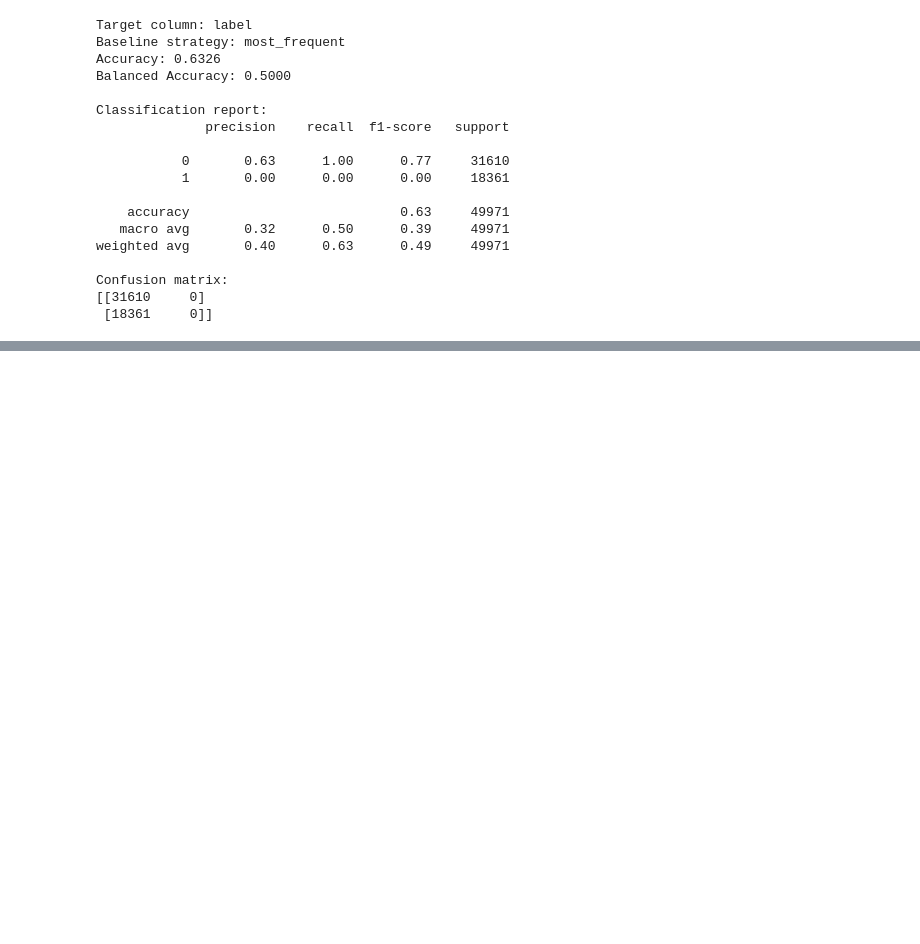
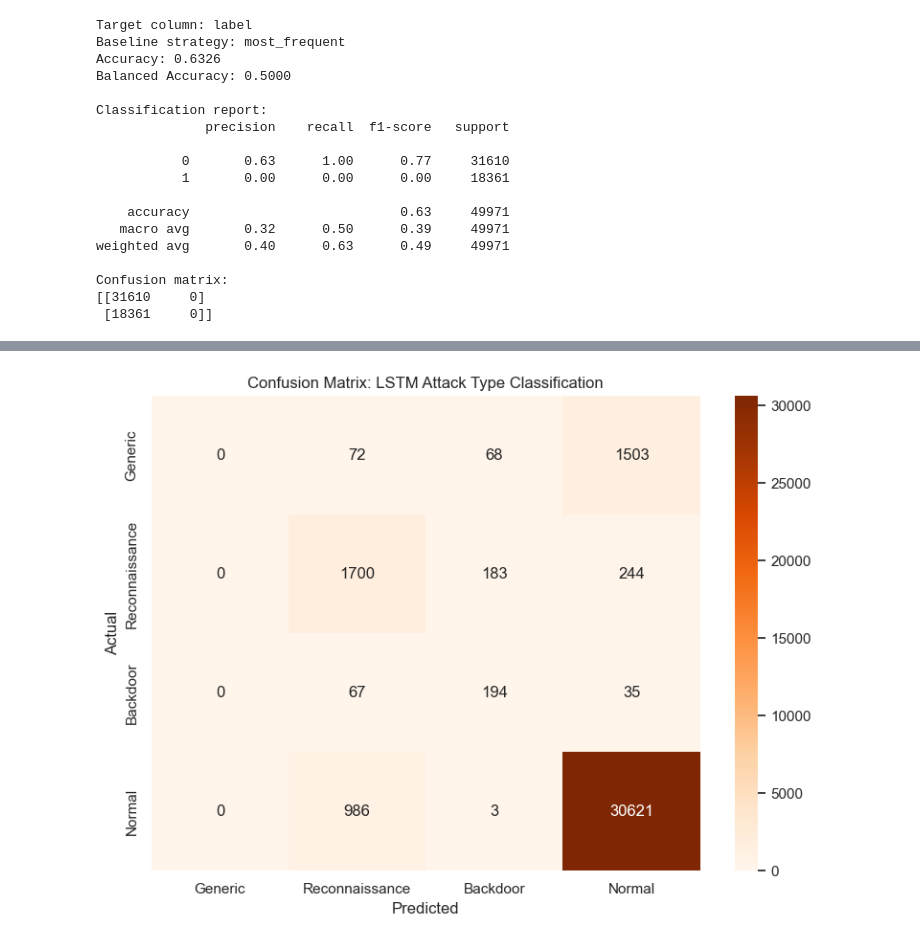
Before and after one commit to mwpersson/COMP9150-final-project, a Jupyter notebook: UNSW-NB15-EDA.ipynb, the cells around one changed output, grey strips where cells are left out. Drawn from its saved outputs; the diff is of its cells as text; code cells hidden in the pictures; blank space fills up the shorter version.

Commit message:
some work on cyber1 sampled set and unsw-nb15, bonus cic-ids2017 eda

```diff
--- a/UNSW-NB15-EDA.ipynb
+++ b/UNSW-NB15-EDA.ipynb
@@ -368,0 +495,90 @@ Confusion matrix:
+# %%
+import numpy as np
+import tensorflow as tf
+from tensorflow.keras.models import Sequential
+from tensorflow.keras.layers import LSTM, Dense, Dropout
+from tensorflow.keras.utils import to_categorical
+from sklearn.metrics import accuracy_score, balanced_accuracy_score, classification_report, confusion_matrix
+
+# Prepare data: convert to numeric dtype and reshape for LSTM (samples, timesteps, features)
+X_train_lstm = X_train_filtered.to_numpy(dtype=np.float32).reshape(
+    (X_train_filtered.shape[0], 1, X_train_filtered.shape[1])
+)
+X_test_lstm = X_test_filtered.to_numpy(dtype=np.float32).reshape(
+    (X_test_filtered.shape[0], 1, X_test_filtered.shape[1])
+)
+
+# Encode labels
+le_lstm = LabelEncoder()
+le_lstm.fit(attack_types)
+y_train_lstm = to_categorical(
+    le_lstm.transform(y_train_filtered), num_classes=len(attack_types)
+).astype(np.float32)
+y_test_lstm_encoded = le_lstm.transform(y_test_filtered)
+
+# Build LSTM model
+lstm_model = Sequential([
+    LSTM(128, input_shape=(1, X_train_filtered.shape[1]), return_sequences=True),
+    Dropout(0.3),
+    LSTM(64),
+    Dropout(0.3),
+    Dense(32, activation='relu'),
+    Dense(len(attack_types), activation='softmax')
+])
+
+lstm_model.compile(optimizer='adam', loss='categorical_crossentropy', metrics=['accuracy'])
+lstm_model.summary()
+
+# Train
+history = lstm_model.fit(
+    X_train_lstm, y_train_lstm,
+    epochs=20,
+    batch_size=256,
+    validation_split=0.1,
+    verbose=1
+)
+
+# Predict
+y_pred_lstm_probs = lstm_model.predict(X_test_lstm)
+y_pred_lstm_encoded = np.argmax(y_pred_lstm_probs, axis=1)
+y_pred_lstm = le_lstm.inverse_transform(y_pred_lstm_encoded)
+
+print("Attack Type Classification: LSTM")
+print(f"Accuracy: {accuracy_score(y_test_filtered, y_pred_lstm):.4f}")
+print(f"Balanced Accuracy: {balanced_accuracy_score(y_test_filtered, y_pred_lstm):.4f}")
+print("\nClassification report:")
+print(classification_report(y_test_filtered, y_pred_lstm, zero_division=0))
+
+cm_lstm = confusion_matrix(y_test_filtered, y_pred_lstm, labels=attack_types)
+print("Confusion matrix:")
+print(cm_lstm)
+
+# Plot confusion matrix
+plt.figure(figsize=(8, 6))
+sns.heatmap(cm_lstm, annot=True, fmt="d", cmap="Oranges",
+            xticklabels=attack_types, yticklabels=attack_types)
+plt.title("Confusion Matrix: LSTM Attack Type Classification")
+plt.xlabel("Predicted")
+plt.ylabel("Actual")
+plt.tight_layout()
+plt.show()
+
+# Plot training history
+fig, axes = plt.subplots(1, 2, figsize=(14, 5))
+axes[0].plot(history.history['loss'], label='Train Loss')
+axes[0].plot(history.history['val_loss'], label='Val Loss')
+axes[0].set_title('LSTM Training Loss')
+axes[0].set_xlabel('Epoch')
+axes[0].set_ylabel('Loss')
+axes[0].legend()
+
+axes[1].plot(history.history['accuracy'], label='Train Accuracy')
+axes[1].plot(history.history['val_accuracy'], label='Val Accuracy')
+axes[1].set_title('LSTM Training Accuracy')
+axes[1].set_xlabel('Epoch')
+axes[1].set_ylabel('Accuracy')
+axes[1].legend()
+
+plt.tight_layout()
+plt.show()
+# %% [output]
@@ -368,0 +621 @@ Confusion matrix:
+[figure, added]
```
Also changed, not shown: parts of 7 cells of this notebook, 4 other files.
